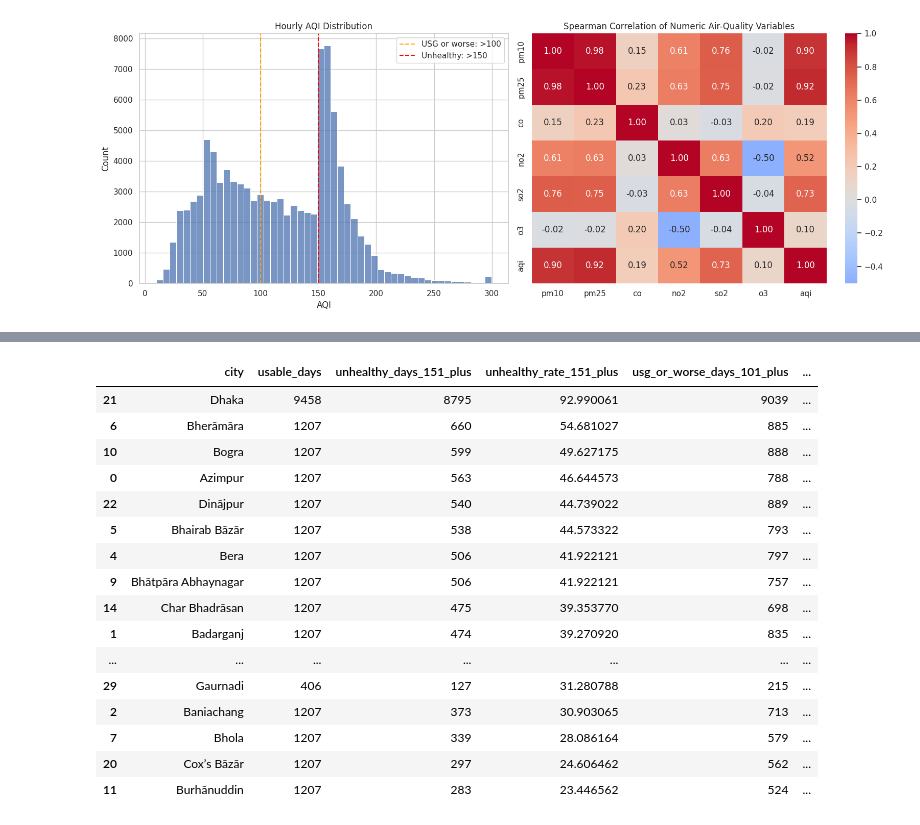
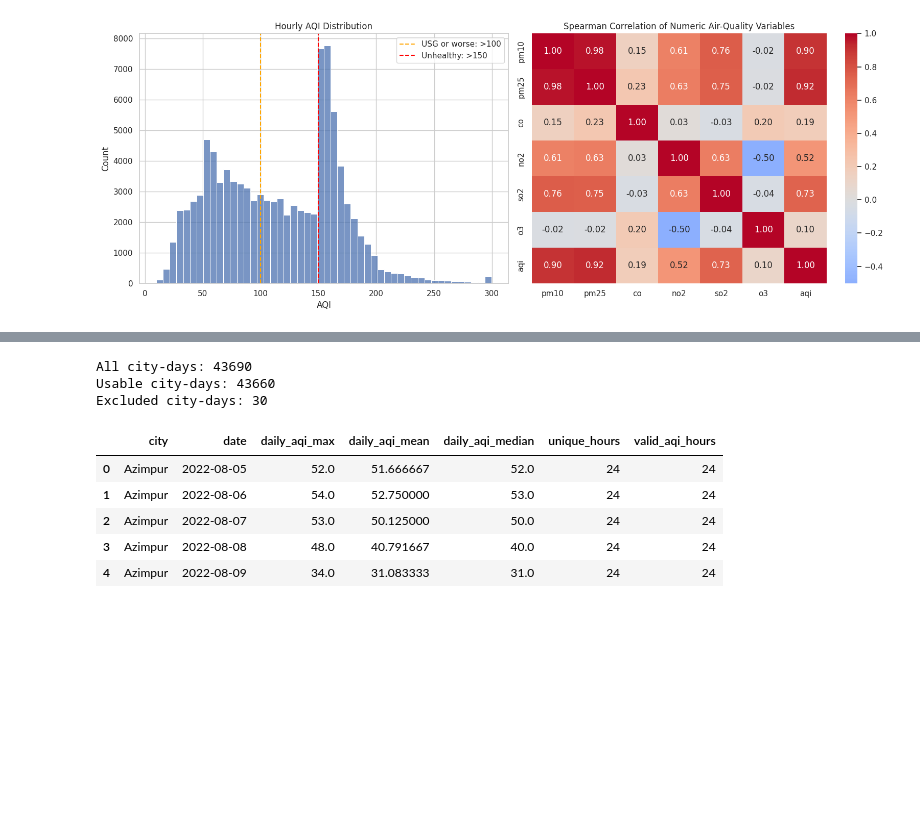
Before and after one commit to ArafUlHaque/cse437-air-quality-group-18, a Jupyter notebook: notebooks/01_data_audit_and_eda.ipynb, the cells around one changed output, grey strips where cells are left out. Saved outputs shown, nothing was run; the diff lists cells and outputs as text; code cells hidden in the pictures; blank space fills up the shorter version.

Commit message:
notebook: publish completed audit and EDA

```diff
--- a/notebooks/01_data_audit_and_eda.ipynb
+++ b/notebooks/01_data_audit_and_eda.ipynb
@@ -996,60 +1354,39 @@ These results are diagnostic only. They do not yet create the final target varia
 # %%
 daily_diagnostic = (
     audit_valid.groupby(["city", "date"])
     .agg(
-        daily_aqi=("aqi", "max"),
+        daily_aqi_max=("aqi", "max"),
+        daily_aqi_mean=("aqi", "mean"),
+        daily_aqi_median=("aqi", "median"),
         unique_hours=("hour", "nunique"),
         valid_aqi_hours=("aqi", "count"),
     )
     .reset_index()
 )
 
 usable_daily_diagnostic = daily_diagnostic.loc[
     daily_diagnostic["unique_hours"].ge(MIN_HOURS_PER_DAY)
     & daily_diagnostic["valid_aqi_hours"].ge(MIN_HOURS_PER_DAY)
 ].copy()
 
-usable_daily_diagnostic["unhealthy_151_plus"] = usable_daily_diagnostic["daily_aqi"].gt(150)
-usable_daily_diagnostic["usg_or_worse_101_plus"] = usable_daily_diagnostic["daily_aqi"].gt(100)
+print("All city-days:", len(daily_diagnostic))
+print("Usable city-days:", len(usable_daily_diagnostic))
+print("Excluded city-days:", len(daily_diagnostic) - len(usable_daily_diagnostic))
 
-threshold_summary = (
-    usable_daily_diagnostic.groupby("city")
-    .agg(
-        usable_days=("date", "nunique"),
-        unhealthy_days_151_plus=("unhealthy_151_plus", "sum"),
-        unhealthy_rate_151_plus=("unhealthy_151_plus", "mean"),
-        usg_or_worse_days_101_plus=("usg_or_worse_101_plus", "sum"),
-        usg_or_worse_rate_101_plus=("usg_or_worse_101_plus", "mean"),
-    )
-    .reset_index()
+display(usable_daily_diagnostic.head())
+
+usable_daily_diagnostic.to_csv(
+    AUDIT_DIR / "provisional_daily_aqi_diagnostic.csv",
+    index=False,
 )
-
-threshold_summary["unhealthy_rate_151_plus"] *= 100
-threshold_summary["usg_or_worse_rate_101_plus"] *= 100
-
-threshold_summary = threshold_summary.sort_values(
-    "unhealthy_rate_151_plus",
-    ascending=False,
-)
-
-display(threshold_summary.head(25))
-threshold_summary.to_csv(AUDIT_DIR / "provisional_threshold_summary.csv", index=False)
 # %% [output]
+All city-days: 43690
+Usable city-days: 43660
+Excluded city-days: 30
-|  | city | usable_days | unhealthy_days_151_plus | unhealthy_rate_151_plus | usg_or_worse_days_101_plus | ... |
-| 21 | Dhaka | 9458 | 8795 | 92.990061 | 9039 | ... |
-| 6 | Bherāmāra | 1207 | 660 | 54.681027 | 885 | ... |
-| 10 | Bogra | 1207 | 599 | 49.627175 | 888 | ... |
-| 0 | Azimpur | 1207 | 563 | 46.644573 | 788 | ... |
-| 22 | Dinājpur | 1207 | 540 | 44.739022 | 889 | ... |
-| 5 | Bhairab Bāzār | 1207 | 538 | 44.573322 | 793 | ... |
-| 4 | Bera | 1207 | 506 | 41.922121 | 797 | ... |
-| 9 | Bhātpāra Abhaynagar | 1207 | 506 | 41.922121 | 757 | ... |
-| 14 | Char Bhadrāsan | 1207 | 475 | 39.353770 | 698 | ... |
-| 1 | Badarganj | 1207 | 474 | 39.270920 | 835 | ... |
-| ... | ... | ... | ... | ... | ... | ... |
-| 29 | Gaurnadi | 406 | 127 | 31.280788 | 215 | ... |
-| 2 | Baniachang | 1207 | 373 | 30.903065 | 713 | ... |
-| 7 | Bhola | 1207 | 339 | 28.086164 | 579 | ... |
-| 20 | Cox’s Bāzār | 1207 | 297 | 24.606462 | 562 | ... |
-| 11 | Burhānuddin | 1207 | 283 | 23.446562 | 524 | ... |
+|  | city | date | daily_aqi_max | daily_aqi_mean | daily_aqi_median | unique_hours | valid_aqi_hours |
+| 0 | Azimpur | 2022-08-05 | 52.0 | 51.666667 | 52.0 | 24 | 24 |
+| 1 | Azimpur | 2022-08-06 | 54.0 | 52.750000 | 53.0 | 24 | 24 |
+| 2 | Azimpur | 2022-08-07 | 53.0 | 50.125000 | 50.0 | 24 | 24 |
+| 3 | Azimpur | 2022-08-08 | 48.0 | 40.791667 | 40.0 | 24 | 24 |
+| 4 | Azimpur | 2022-08-09 | 34.0 | 31.083333 | 31.0 | 24 | 24 |
 # %% [markdown]
```
Also changed, not shown: parts of 24 cells of this notebook.
